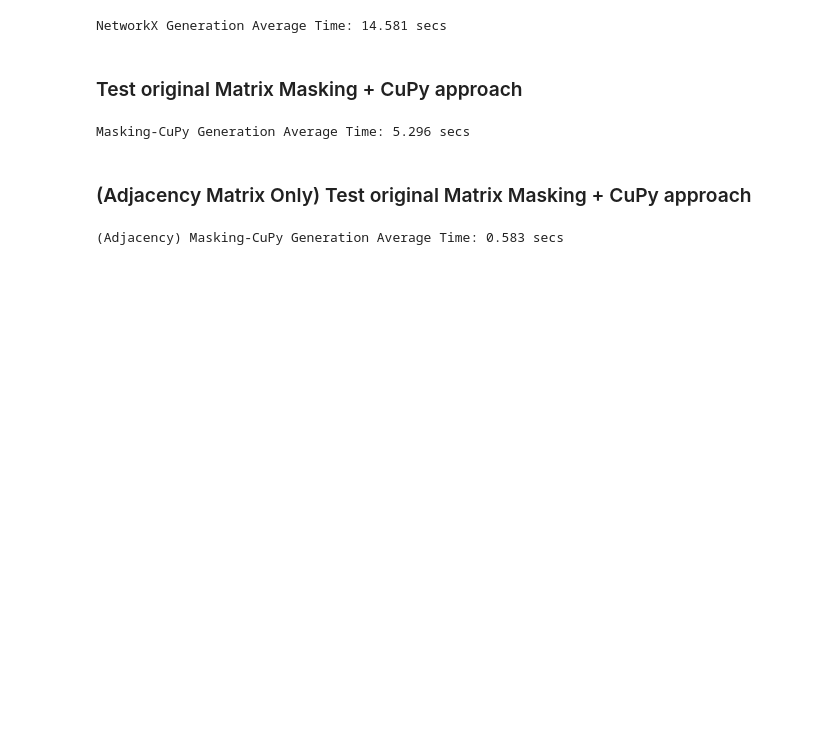
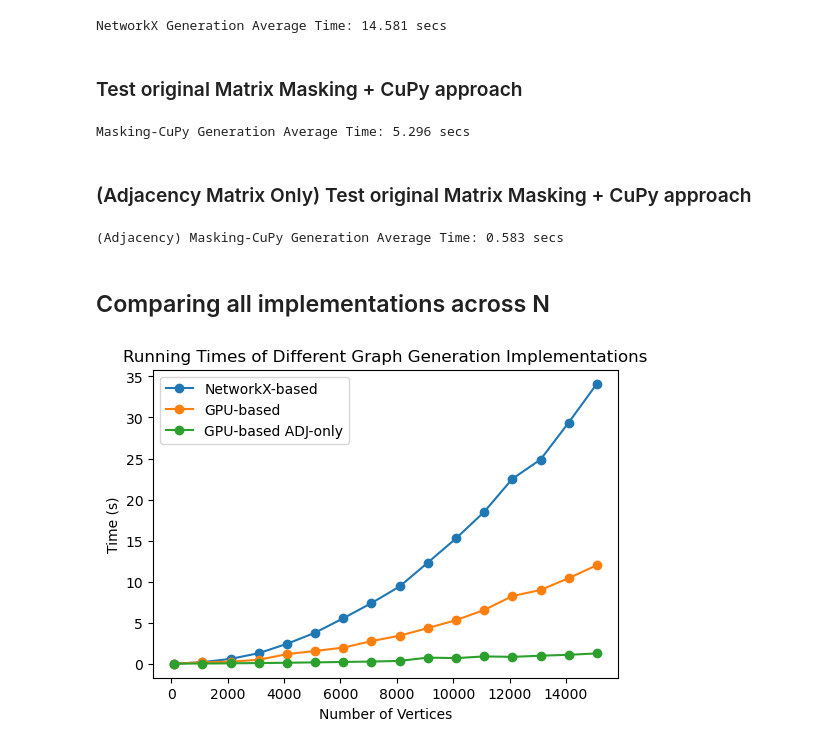
Before and after one commit to andersontruong/gnn-transport, a Jupyter notebook: cuda/benchmarks/graph_generation.ipynb, the cells around one changed output. Drawn from its saved outputs; the diff is of its cells as text; code cells hidden in the pictures; blank space fills up the shorter version.

Commit message:
compare graph gen times

```diff
--- a/cuda/benchmarks/graph_generation.ipynb
+++ b/cuda/benchmarks/graph_generation.ipynb
@@ -94,3 +96,40 @@ avg_time /= K
 print(f'(Adjacency) Masking-CuPy Generation Average Time: {avg_time:.03f} secs')
 # %% [output]
 (Adjacency) Masking-CuPy Generation Average Time: 0.583 secs
+# %% [markdown]
+## Comparing all implementations across N
+# %%
+N = np.arange(100, 16000, 1000, dtype=int)
+prob_edge = 1.2/(100-1)
+
+nx_times = []
+gpu_times = []
+adj_only_times = []
+
+for n in tqdm(N, position=0, desc='N', leave=False, ncols=80):
+    start = time.perf_counter()
+    gnp_random_connected_graph(n, prob_edge)
+    end = time.perf_counter()
+    nx_times.append(end - start)
+
+    start = time.perf_counter()
+    graphcuda.generate_random_graph(n, prob_edge)
+    end = time.perf_counter()
+    gpu_times.append(end - start)
+
+    start = time.perf_counter()
+    graphcuda.generate_random_adjacency_matrix(n, prob_edge)
+    end = time.perf_counter()
+    adj_only_times.append(end - start)
+# %%
+plt.figure(figsize=(6, 4))
+plt.plot(N, nx_times, '-o', label='NetworkX-based')
+plt.plot(N, gpu_times, '-o', label='GPU-based')
+plt.plot(N, adj_only_times, '-o', label='GPU-based ADJ-only')
+plt.title("Running Times of Different Graph Generation Implementations")
+plt.xlabel("Number of Vertices")
+plt.ylabel('Time (s)')
+plt.legend()
+plt.savefig('./figures/gen_times.png', dpi=300)
+# %% [output]
+[figure, added]
```
Also changed, not shown: parts of 3 cells of this notebook, 3 other files.
